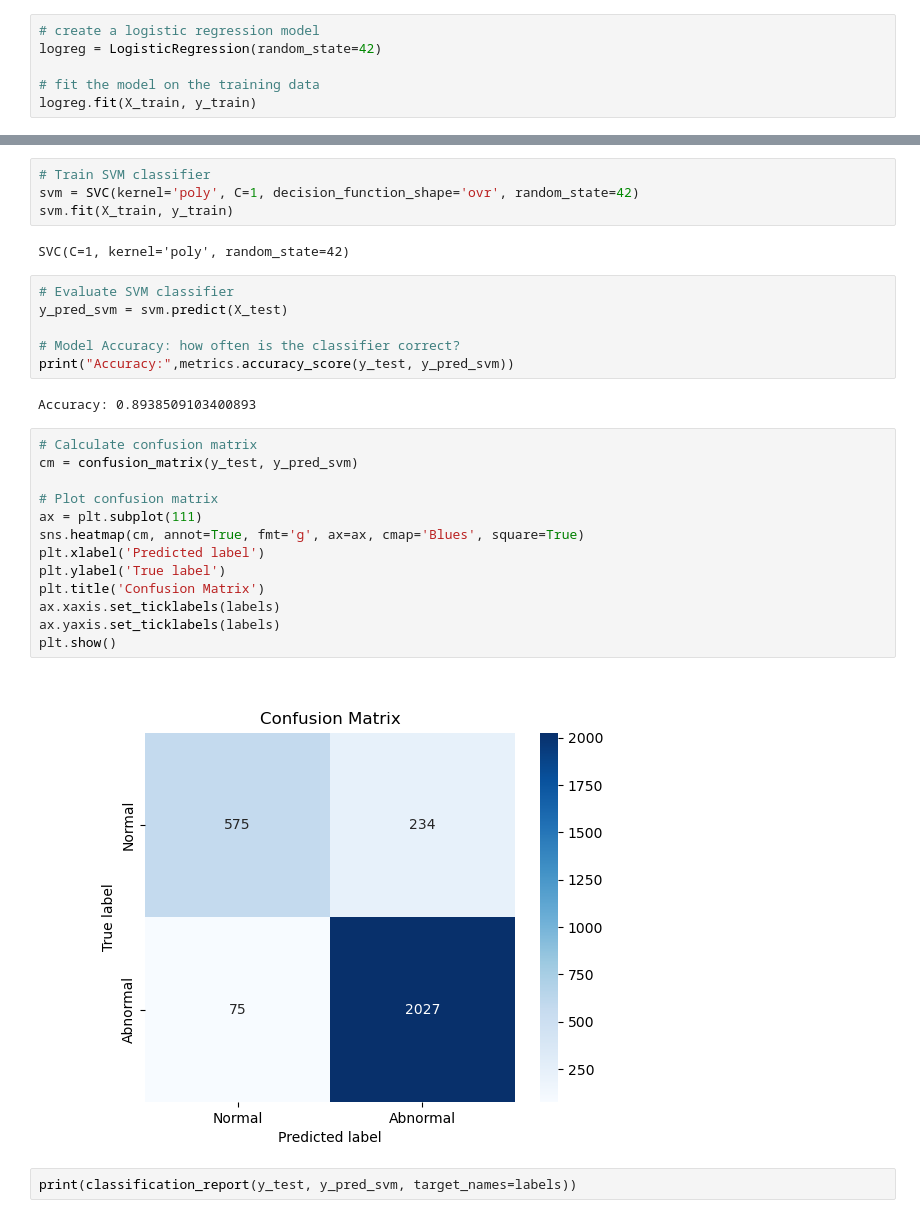
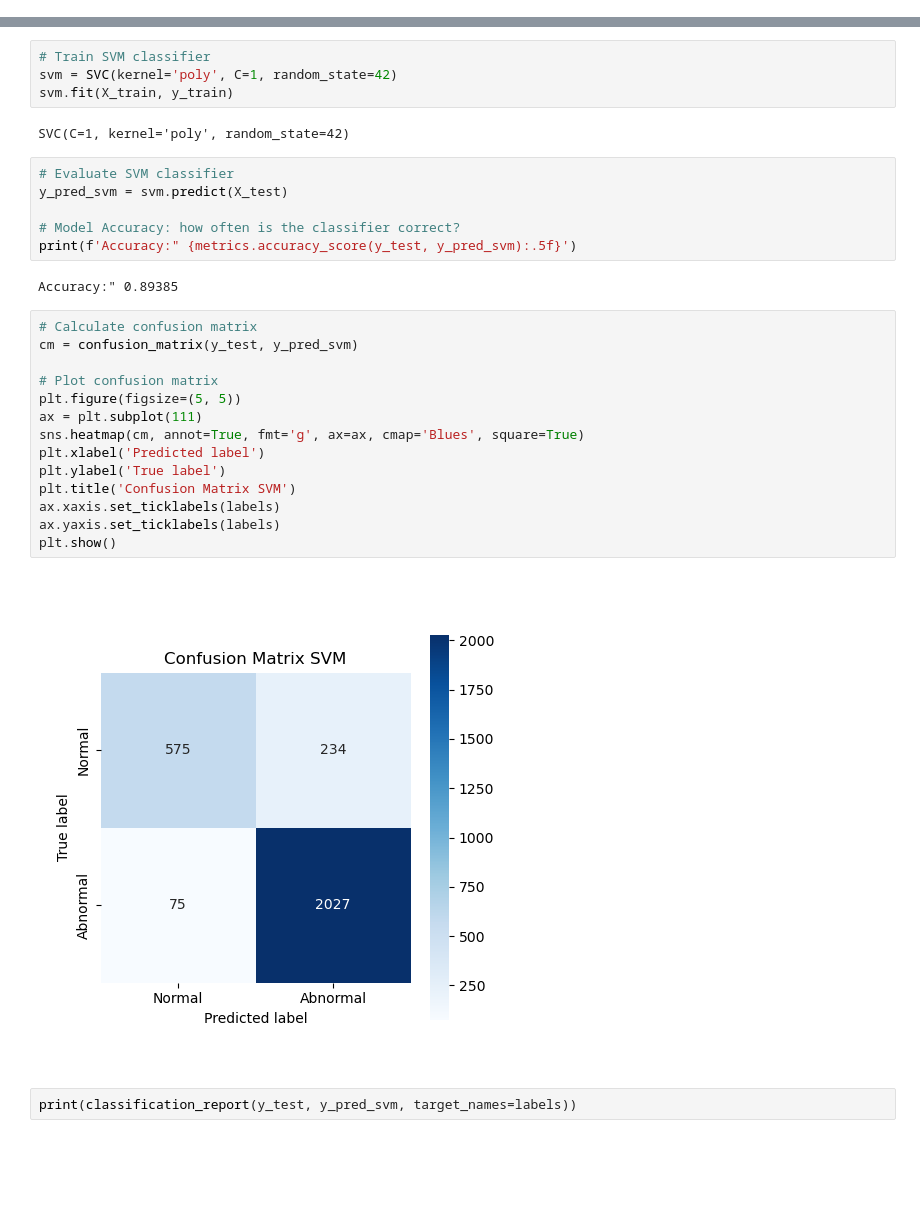
Before and after one commit to JespervanGils/DL-Project-ECG, a Jupyter notebook: DL_Project_ECG_PTB-DB_Iteration_1.ipynb, the cells around one changed output, grey strips where cells are left out. Drawn from its saved outputs; the diff is of its cells as text; blank space fills up the shorter version.

```diff
--- a/DL_Project_ECG_PTB-DB_Iteration_1.ipynb
+++ b/DL_Project_ECG_PTB-DB_Iteration_1.ipynb
@@ -203,6 +190,0 @@ Same ratio of the two classes in both the datasets
-# %%
-# create a logistic regression model
-logreg = LogisticRegression(random_state=42)
-
-# fit the model on the training data
-logreg.fit(X_train, y_train)
@@ -246,7 +194,7 @@ weighted avg       0.82      0.82      0.81      2911
 # SVM
 # %%
 # Train SVM classifier
-svm = SVC(kernel='poly', C=1, decision_function_shape='ovr', random_state=42)
+svm = SVC(kernel='poly', C=1, random_state=42)
 svm.fit(X_train, y_train)
 # %% [output]
 SVC(C=1, kernel='poly', random_state=42)
@@ -255,24 +203,25 @@ SVC(C=1, kernel='poly', random_state=42)
 y_pred_svm = svm.predict(X_test)
 
 # Model Accuracy: how often is the classifier correct?
-print("Accuracy:",metrics.accuracy_score(y_test, y_pred_svm))
+print(f'Accuracy:" {metrics.accuracy_score(y_test, y_pred_svm):.5f}')
 # %% [output]
-Accuracy: 0.8938509103400893
+Accuracy:" 0.89385
 # %%
 # Calculate confusion matrix
 cm = confusion_matrix(y_test, y_pred_svm)
 
 # Plot confusion matrix
+plt.figure(figsize=(5, 5))
 ax = plt.subplot(111)
 sns.heatmap(cm, annot=True, fmt='g', ax=ax, cmap='Blues', square=True)
 plt.xlabel('Predicted label')
 plt.ylabel('True label')
-plt.title('Confusion Matrix')
+plt.title('Confusion Matrix SVM')
 ax.xaxis.set_ticklabels(labels)
 ax.yaxis.set_ticklabels(labels)
 plt.show()
 # %% [output]
-[figure, old version]
+[figure, new version]
 # %%
 print(classification_report(y_test, y_pred_svm, target_names=labels))
 # %% [output]
```
Also changed, not shown: parts of 32 cells of this notebook, 2 other files.
